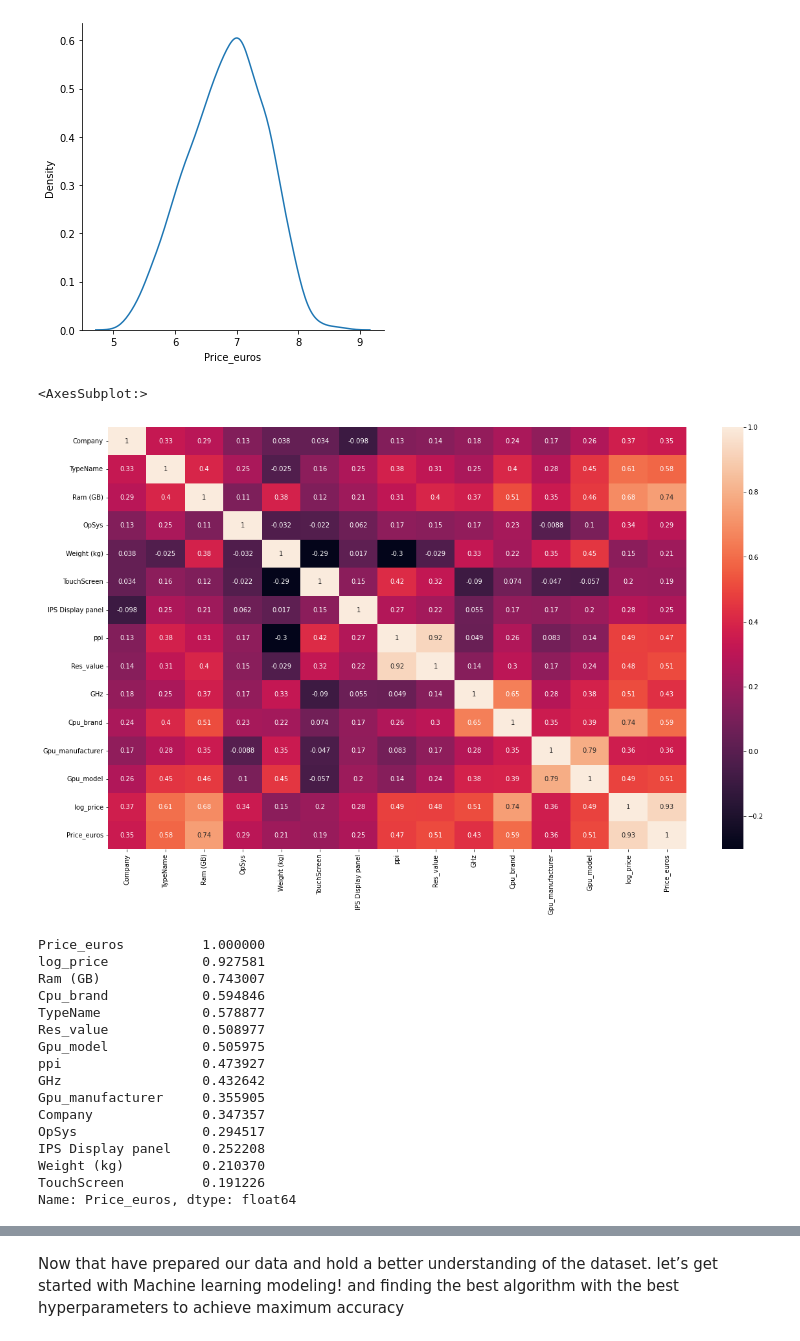
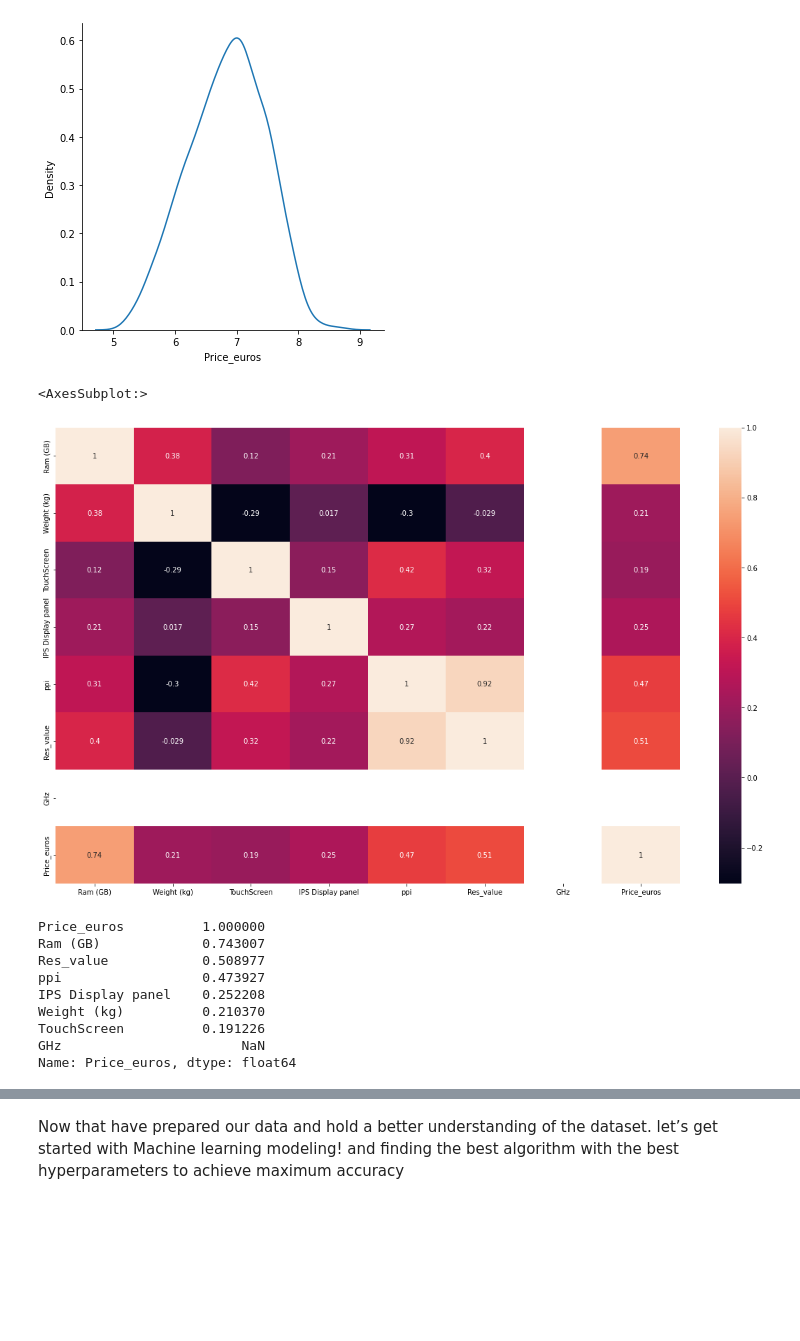
Before and after one commit to AmineMahdioui/Laptop_Price_predection, a Jupyter notebook: LPP.ipynb, the cells around one changed output, grey strips where cells are left out. Drawn from its saved outputs; the diff is of its cells as text; code cells hidden in the pictures; blank space fills up the shorter version.

```diff
--- a/LPP.ipynb
+++ b/LPP.ipynb
@@ -494,11 +500,12 @@ Intel Xeon E3-1535M v6 3.1GHz      1
 Name: Cpu, Length: 118, dtype: int64
 # %% [markdown]
 we will put the CPU speed in it's own column and change its dtype
-# %%
-X=df['Cpu'].str.split(r" (?!(?![0-9]\.))",regex=True,expand=True)
-df['Cpu']=X[0]
-df['GHz']=X[1].str.replace('GHz','')
-df['GHz']=df['GHz'].astype("float64")
+# %%
+def get_GHz(CPU):
+    return re.search(r'\d?\.?\d(?!(?!GHz))','AMD A6-Series 7310 2GHz').group()
+# %%
+df['GHz']=df['Cpu'].apply(get_GHz)
+df['GHz']=df['GHz'].astype("float64")
 # %% [markdown]
 We will be clustering this column, so each df will either have an one of intel processors (Intel Xeon, i3, i5, i7 or Other Intel Processor) or AMD Processor
 # %%
@@ -694,5 +698 @@ Index(['Company', 'TypeName', 'Ram (GB)', 'OpSys', 'Weight (kg)',
       dtype='object')
-# %%
-for column in ['Company', 'TypeName', 'OpSys','Cpu_brand','Gpu_manufacturer','Gpu_model']:
-    x = df.groupby([column]).Price_euros.median().sort_values().keys()
-    df[column].replace(x,[x for x in range(x.shape[0])],inplace=True)
@@ -718,29 +724,21 @@ sn.displot(np.log(df['Price_euros']),kind='kde')
 <seaborn.axisgrid.FacetGrid at 0x...>
 [figure]
 # %%
-df['log_price']=np.log(df['Price_euros'])
 df['Price_euros']=df.pop('Price_euros')
 plt.figure(figsize=(20,12))
 sn.heatmap(df.corr(),annot=True)
 # %% [output]
 <AxesSubplot:>
-[figure, old version]
+[figure, new version]
 # %%
 df.corr()['Price_euros'].sort_values(ascending=False)
 # %% [output]
 Price_euros          1.000000
-log_price            0.927581
 Ram (GB)             0.743007
-Cpu_brand            0.594846
-TypeName             0.578877
 Res_value            0.508977
-Gpu_model            0.505975
 ppi                  0.473927
-GHz                  0.432642
-Gpu_manufacturer     0.355905
-Company              0.347357
-OpSys                0.294517
 IPS Display panel    0.252208
 Weight (kg)          0.210370
 TouchScreen          0.191226
+GHz                       NaN
 Name: Price_euros, dtype: float64
```
Also changed, not shown: parts of 61 cells of this notebook.
